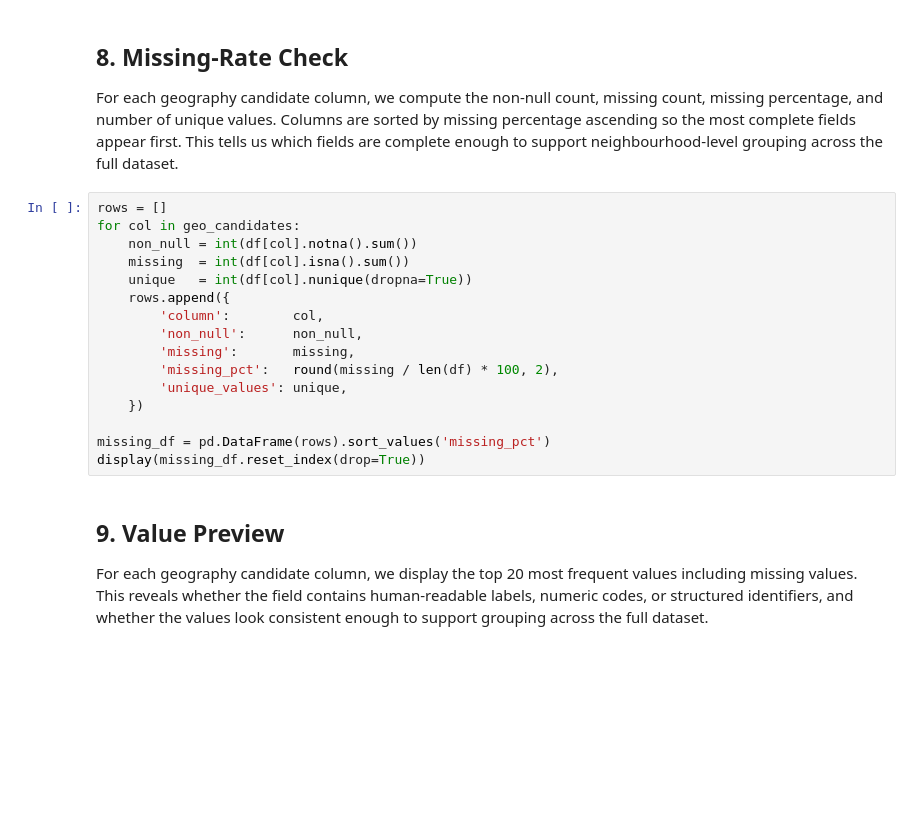
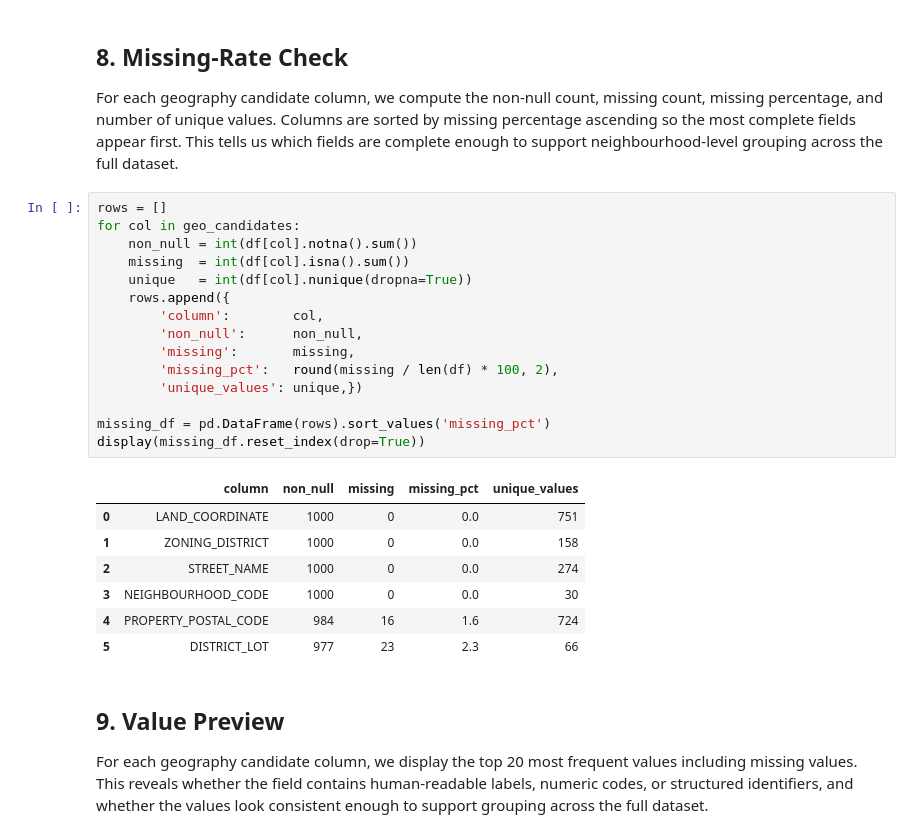
Before and after one commit to chvmdf/vancouver-property-value-housing-supply-analysis, a Jupyter notebook: notebooks/08_neighbourhood_property_value_analysis.ipynb, the cells around one changed output. Saved outputs shown, nothing was run; the diff lists cells and outputs as text; blank space fills up the shorter version.

```diff
--- a/notebooks/08_neighbourhood_property_value_analysis.ipynb
+++ b/notebooks/08_neighbourhood_property_value_analysis.ipynb
@@ -93,19 +119,26 @@ For each geography candidate column, we compute the non-null count, missing coun
 # %%
 rows = []
 for col in geo_candidates:
     non_null = int(df[col].notna().sum())
     missing  = int(df[col].isna().sum())
     unique   = int(df[col].nunique(dropna=True))
     rows.append({
         'column':        col,
         'non_null':      non_null,
         'missing':       missing,
         'missing_pct':   round(missing / len(df) * 100, 2),
-        'unique_values': unique,
-    })
+        'unique_values': unique,})
 
 missing_df = pd.DataFrame(rows).sort_values('missing_pct')
 display(missing_df.reset_index(drop=True))
+# %% [output]
+|  | column | non_null | missing | missing_pct | unique_values |
+| 0 | LAND_COORDINATE | 1000 | 0 | 0.0 | 751 |
+| 1 | ZONING_DISTRICT | 1000 | 0 | 0.0 | 158 |
+| 2 | STREET_NAME | 1000 | 0 | 0.0 | 274 |
+| 3 | NEIGHBOURHOOD_CODE | 1000 | 0 | 0.0 | 30 |
+| 4 | PROPERTY_POSTAL_CODE | 984 | 16 | 1.6 | 724 |
+| 5 | DISTRICT_LOT | 977 | 23 | 2.3 | 66 |
 # %% [markdown]
 ## 9. Value Preview
 
```
Also changed, not shown: parts of 10 cells of this notebook, 3 other files.
